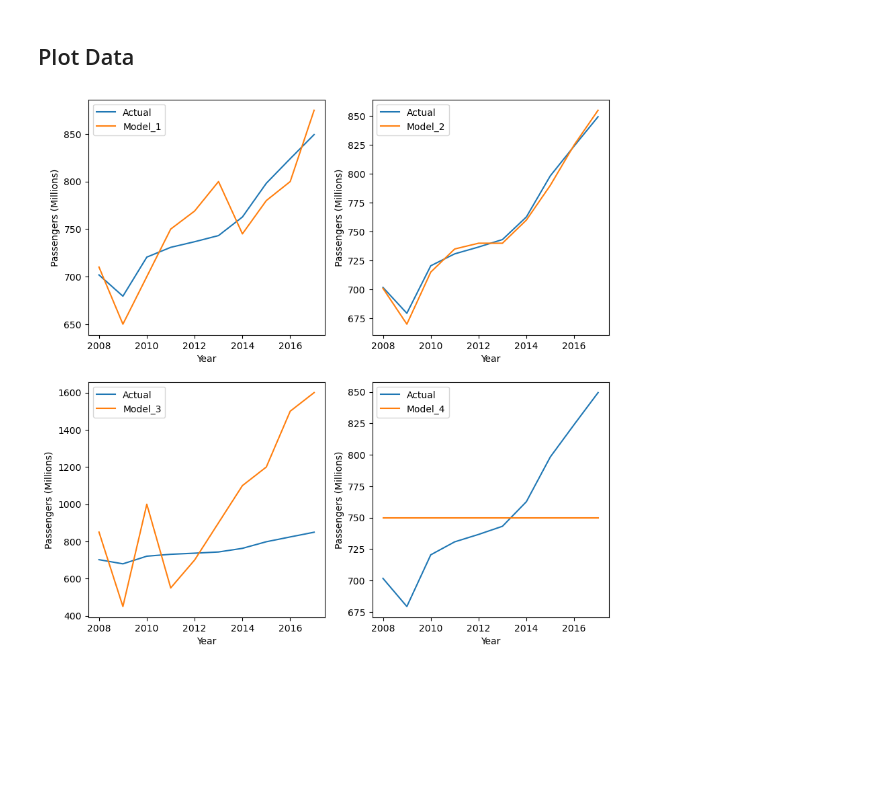
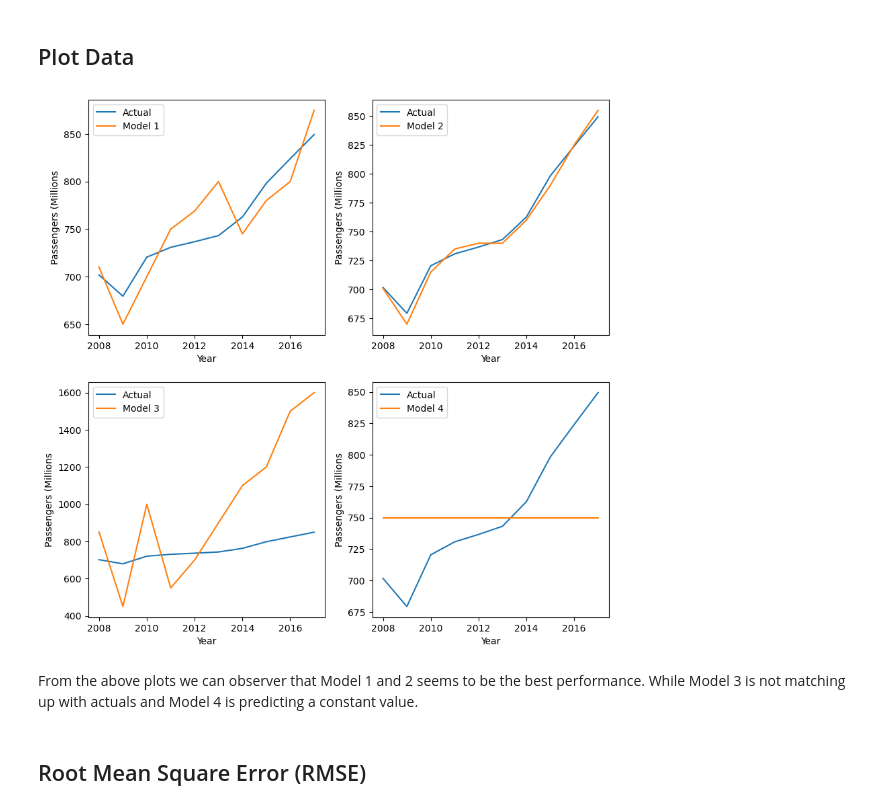
Before and after one commit to gjyoungjr/aws-mls-c01, a Jupyter notebook: model_evaluation/regression_model_eval.ipynb, the cells around one changed output. Saved outputs shown, nothing was run; the diff lists cells and outputs as text; code cells hidden in the pictures; blank space fills up the shorter version.

Commit message:
progress on diff model evals"

```diff
--- a/model_evaluation/regression_model_eval.ipynb
+++ b/model_evaluation/regression_model_eval.ipynb
@@ -57,44 +57,21 @@ df.head()
 | 2012 | 16.16 | 313.99 | 736.70 | 769 | 740 | 700 | ... |
 # %% [markdown]
 ## Plot Data
-# %%
-plt.figure(figsize=(10,10))
-
-# Plot Actuals vs Predictions for each model
-
-
-# Model 1
-plt.subplot(221)
-plt.plot(df['Passengers'], label='Actual')
-plt.plot(df['Model1_Prediction'], label='Model_1')
-plt.xlabel('Year')
-plt.ylabel('Passengers (Millions)')
-plt.legend()
-
-# Model 2
-plt.subplot(222)
-plt.plot(df['Passengers'], label='Actual')
-plt.plot(df['Model2_Prediction'],label='Model_2')
-plt.xlabel('Year')
-plt.ylabel('Passengers (Millions)')
-plt.legend()
-
-# Model 3
-plt.subplot(223)
-plt.plot(df['Passengers'], label='Actual')
-plt.plot(df['Model3_Prediction'],label='Model_3')
-plt.xlabel('Year')
-plt.ylabel('Passengers (Millions)')
-plt.legend()
-
-# Model 4
-plt.subplot(224)
-plt.plot(df['Passengers'], label='Actual')
-plt.plot(df['Model4_Prediction'],label='Model_4')
-plt.xlabel('Year')
-plt.ylabel('Passengers (Millions)')
-plt.legend()
-
-plt.show()
-# %% [output]
-[figure, removed]
+# %%
+plt.figure(figsize=(10,10))
+
+# Plot Actuals vs Predictions for each model
+
+for idx, model in enumerate(models):
+    plt.subplot(2,2,idx+1)
+    plt.plot(df['Passengers'], label='Actual')
+    plt.plot(df[model.replace(' ', '') + '_Prediction'], label=model)
+    plt.xlabel('Year')
+    plt.ylabel('Passengers (Millions')
+    plt.legend()
+# %% [output]
+[figure, added]
+# %% [markdown]
+From the above plots we can observer that Model 1 and 2 seems to be the best performance. While Model 3 is not matching up with actuals and Model 4 is predicting a constant value.
+# %% [markdown]
+## Root Mean Square Error (RMSE)
```
Also changed, not shown: parts of 2 cells of this notebook.
